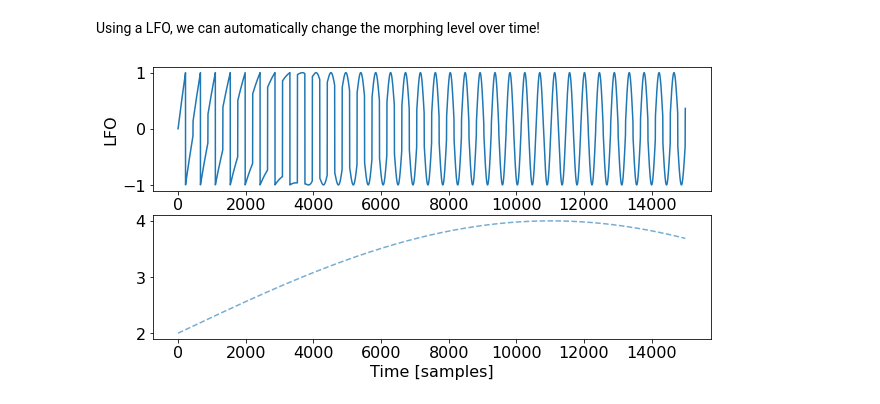
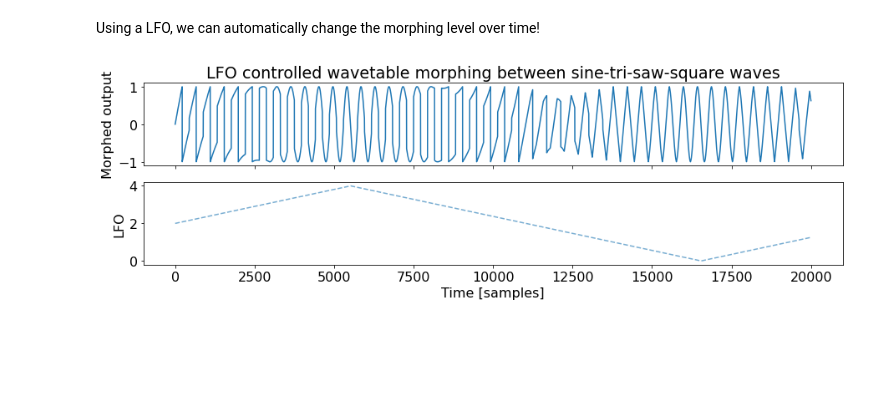
Before and after one commit to lucieperrotta/computersandmusic, a Jupyter notebook: Synthesizer.ipynb, the cells around one changed output. Cells and saved outputs as stored; diff of their text form; code cells hidden in the pictures; blank space fills up the shorter version.

Commit message:
Wavetable synthesis done

```diff
--- a/Synthesizer.ipynb
+++ b/Synthesizer.ipynb
@@ -533,30 +548,32 @@ Using a LFO, we can automatically change the morphing level over time!
 # %%
 frequency = 100
 
 wave1 = sine(1, frequency*2*np.pi, 0, time)
 wave2 = triangle(1, frequency*2*np.pi, 0, time)
 wave3 = saw(1, frequency*2*np.pi, 0, time)
 wave4 = square(1, frequency*2*np.pi, 0, time)
 
 wavetable = np.vstack((wave1, wave2, wave3, wave4, wave1)).T
 morphed_wave = RectBivariateSpline(x=time, y=np.arange(wavetable[1].size), z=wavetable, ky=1)
 
-morph_LFO = 2 + 2*sine(1, 2*np.pi, 0, time)
+morph_LFO = 2 + 2*triangle(1, 2*2*np.pi, 0, time)
 
 wavetable_morph = np.empty(2*fs)
 
 for i in range(2*fs):
     wavetable_morph[i] = morphed_wave(time[i], morph_LFO[i])
 
-fig, ax = plt.subplots(2, figsize=figsize)
-ax[1].plot(morph_LFO[:15000], linestyle="--", alpha=.6)
-ax[0].plot(wavetable_morph[:15000])
+fig, ax = plt.subplots(2, figsize=(15,4))
+ax[1].plot(morph_LFO[:20000], linestyle="--", alpha=.6)
+ax[0].plot(wavetable_morph[:20000])
 ax[0].set(ylabel='Morphed output')
-ax[0].set(ylabel='LFO')
+ax[1].set(ylabel='LFO')
+ax[0].set_xticklabels([])
+ax[0].set_title("LFO controlled wavetable morphing between sine-tri-saw-square waves")
 plt.xlabel("Time [samples]")
 plt.show()
 
 write_audio(wavetable_morph, "samples/wavetable_morph.wav")
 # %% [output]
-[figure, old version]
+[figure, new version]
 [interactive output not drawn]
```
Also changed, not shown: parts of 7 cells of this notebook.
